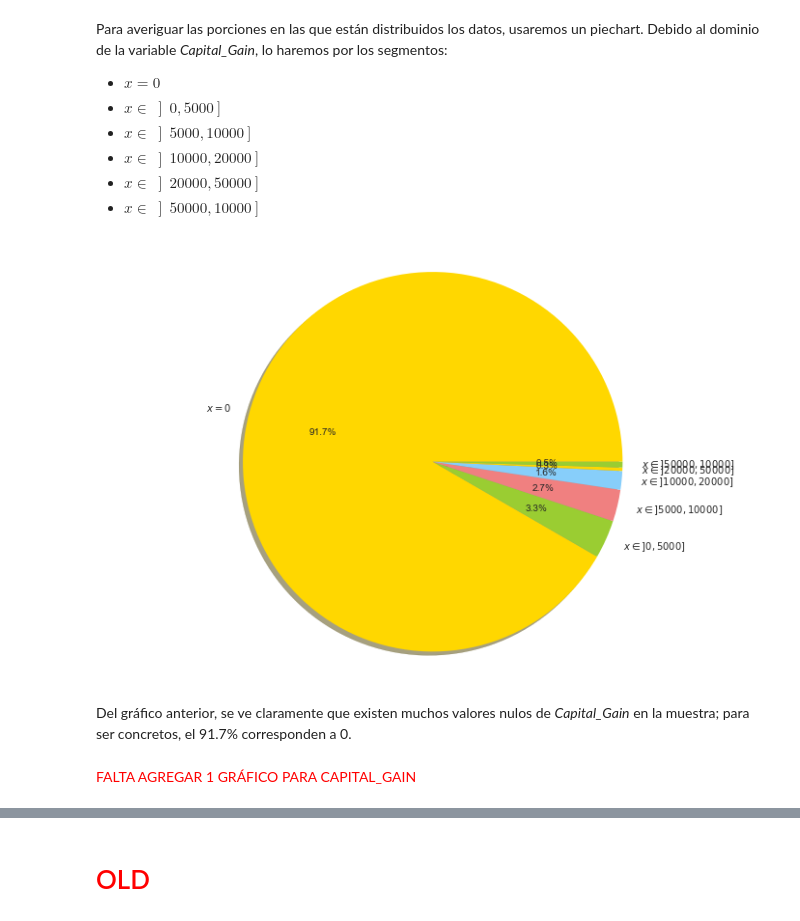
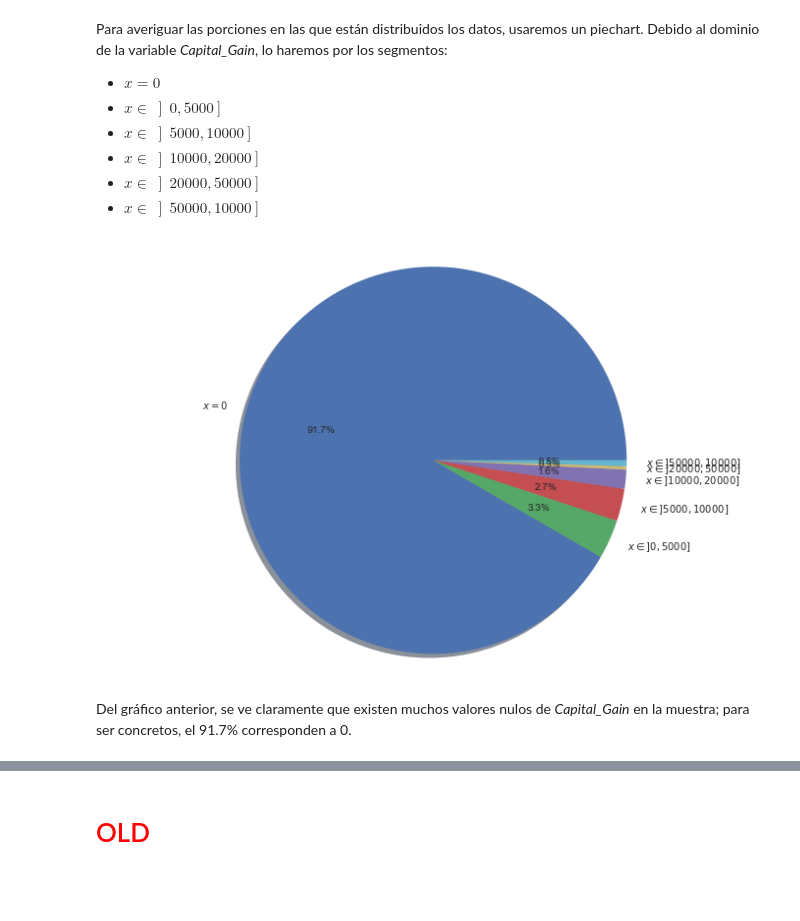
Before and after one commit to avberrio/Tarea1_AID, a Jupyter notebook: Tarea1.ipynb, the cells around one changed output, grey strips where cells are left out. Drawn from its saved outputs; the diff is of its cells as text; code cells hidden in the pictures; blank space fills up the shorter version.

```diff
--- a/Tarea1.ipynb
+++ b/Tarea1.ipynb
@@ -239,22 +239,20 @@ Para averiguar las porciones en las que están distribuidos los datos, usaremos
 # %%
 labels = ('$x = 0$', '$x \in ]0, 5000]$', '$x \in ]5000, 10000]$', '$x \in ]10000, 20000]$',
           '$x \in ]20000, 50000]$', '$x \in ]50000, 10000]$')
 sizes = [
     df[df['Capital_Gain'] == 0]['Capital_Gain'].count(),
     df[(df['Capital_Gain'] > 0) & (df['Capital_Gain'] <= 5000)]['Capital_Gain'].count(),
     df[(df['Capital_Gain'] > 5000) & (df['Capital_Gain'] <= 10000)]['Capital_Gain'].count(),
     df[(df['Capital_Gain'] > 10000) & (df['Capital_Gain'] <= 20000)]['Capital_Gain'].count(),
     df[(df['Capital_Gain'] > 20000) & (df['Capital_Gain'] <= 50000)]['Capital_Gain'].count(),
     df[(df['Capital_Gain'] > 50000) & (df['Capital_Gain'] <= 100000)]['Capital_Gain'].count()
 ]
 
 plt.figure(figsize=(12, 8))
-plt.pie(sizes, labels=labels, colors=colors, autopct='%1.1f%%', shadow=True)
+plt.pie(sizes, labels=labels, autopct='%1.1f%%', shadow=True)
 plt.axis('equal')
 plt.show()
 # %% [output]
-[figure, old version]
+[figure, new version]
 # %% [markdown]
 Del gráfico anterior, se ve claramente que existen muchos valores nulos de *Capital_Gain* en la muestra; para ser concretos, el 91.7% corresponden a 0.
-# %% [markdown]
-<p style="color: red"> FALTA AGREGAR 1 GRÁFICO PARA CAPITAL_GAIN </p>
```
Also changed, not shown: parts of 4 cells of this notebook.
